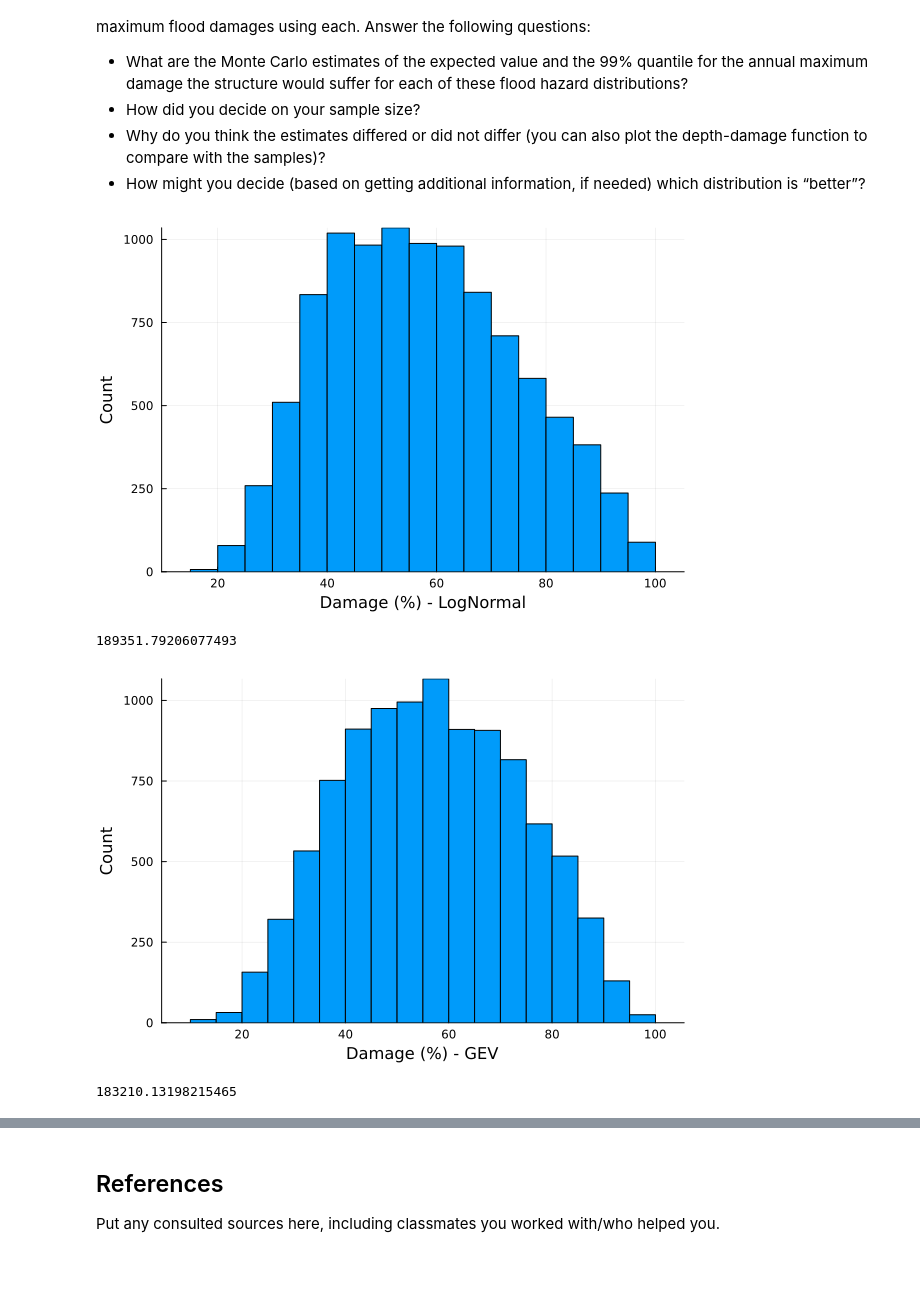
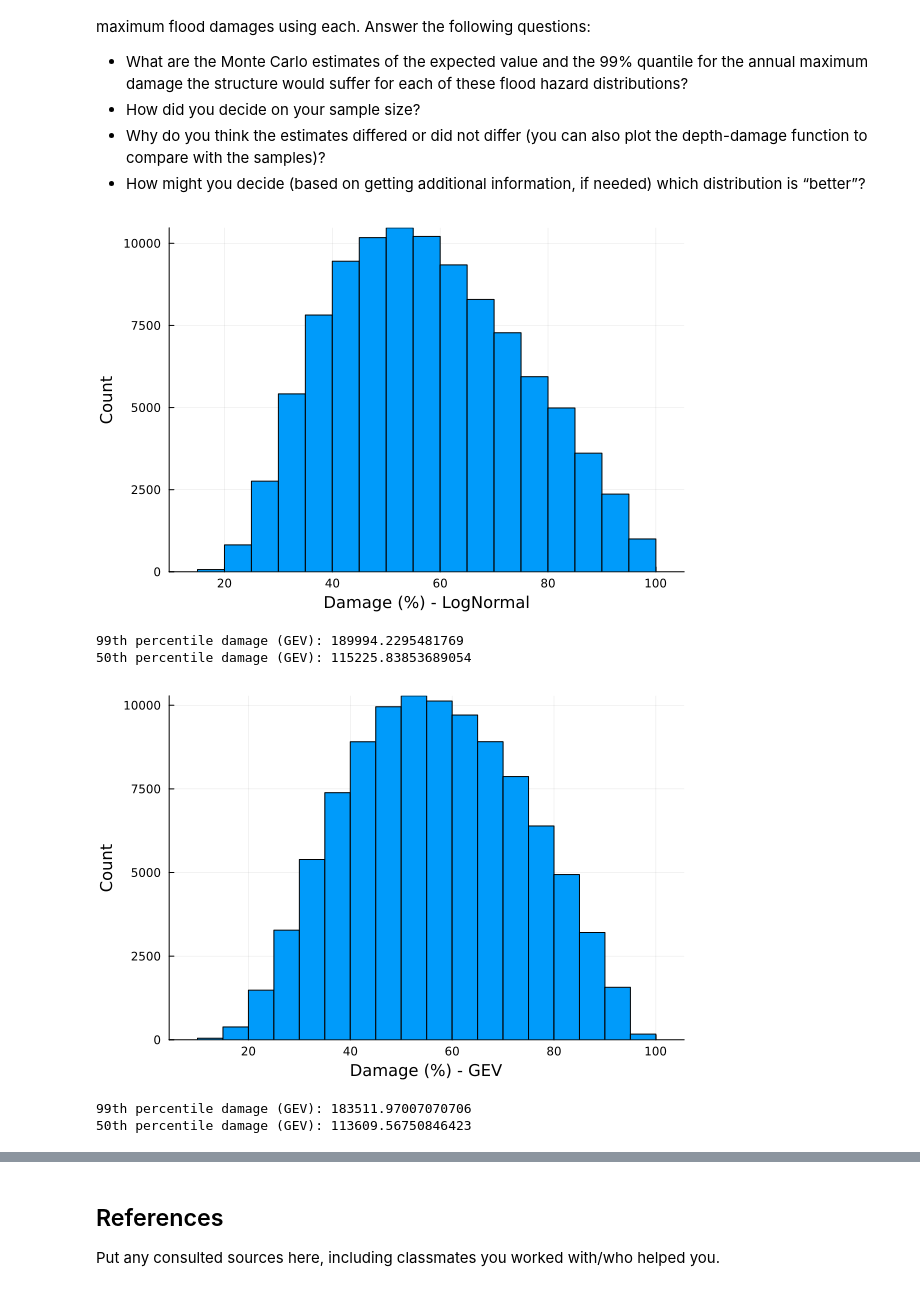
Before and after one commit to BEE4750-FA25/lab-2-EvoTW-source, a Jupyter notebook: lab02.ipynb, the cells around one changed output, grey strips where cells are left out. Saved outputs shown, nothing was run; the diff lists cells and outputs as text; code cells hidden in the pictures.

```diff
--- a/lab02.ipynb
+++ b/lab02.ipynb
@@ -166,39 +166,48 @@ following questions:
     also plot the depth-damage function to compare with the samples)?
 -   How might you decide (based on getting additional information, if
     needed) which distribution is “better”?
+# %%
+# Equation constants
+L = 200000.0 # Money
+k = 0.8 # Slope
+h_0 = 3.0 # Inflection point
+sample_size = 100000;
 # %%
-# Equation constants
-L = 200000.0 # Money
-k = 0.8 # Slope
-h_0 = 3.0 # Inflection point
 
 h_log = (LogNormal(1.2,0.3))
-sample_size = 10000
 log_rolls = rand(h_log, sample_size)
 
-h_GEV = GeneralizedExtremeValue(3, 0.9, -0.15)
-GEV_rolls = rand(h_GEV, sample_size)
-
 dataset_log = []
-dataset_GEV = []
 
 for i in 1:sample_size
     dh = L / (1 + exp(-k * (log_rolls[i] .- h_0)))
     dh = dh / L * 100 # Converting into percentage
     push!(dataset_log, dh)
 end
 
 histogram(dataset_log, legend=:false, bins=30)
 ylabel!("Count")
 xlabel!("Damage (%) - LogNormal")
 # %% [output]
-[figure, old version]
+[figure, new version]
 # %%
 q_99 = quantile(dataset_log, 0.99)
 q_99 = q_99 * L/100
+
+q_50 = mean(dataset_log)
+q_50 = q_50 * L/100
+
+print("99th percentile damage (GEV): $q_99\n")
+print("50th percentile damage (GEV): $q_50\n")
 # %% [output]
-189351.79206077493
+99th percentile damage (GEV): 189994.2295481769
+50th percentile damage (GEV): 115225.83853689054
 # %%
+h_GEV = GeneralizedExtremeValue(3, 0.9, -0.15)
+GEV_rolls = rand(h_GEV, sample_size)
+
+dataset_GEV = []
+
 for j in 1:sample_size
     if GEV_rolls[j] < 0
         dh = 0
@@ -214,9 +223,16 @@ histogram(dataset_GEV, legend=:false, bins=30)
 ylabel!("Count")
 xlabel!("Damage (%) - GEV")
 # %% [output]
-[figure, old version]
+[figure, new version]
 # %%
 q_99 = quantile(dataset_GEV, 0.99)
 q_99 = q_99 * L/100
+
+q_50 = mean(dataset_GEV)
+q_50 = q_50 * L/100
+
+print("99th percentile damage (GEV): $q_99\n")
+print("50th percentile damage (GEV): $q_50\n")
 # %% [output]
-183210.13198215465
+99th percentile damage (GEV): 183511.97007070706
+50th percentile damage (GEV): 113609.56750846423
```
Also changed, not shown: parts of 3 cells of this notebook.
